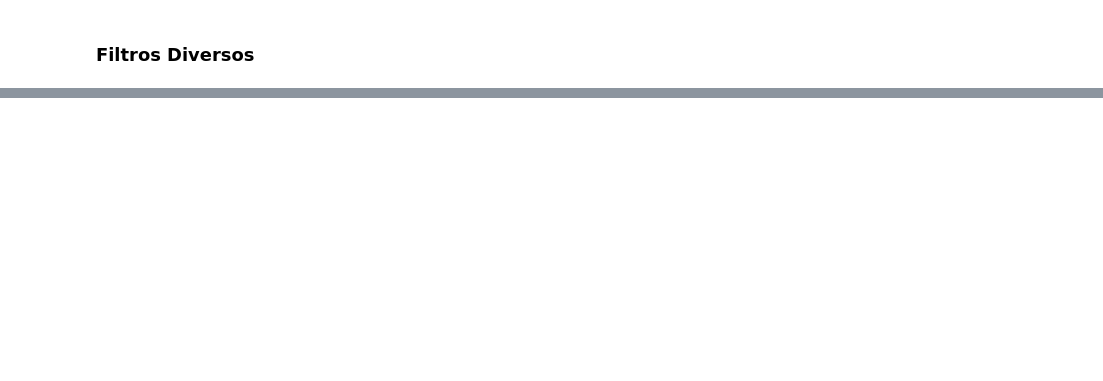
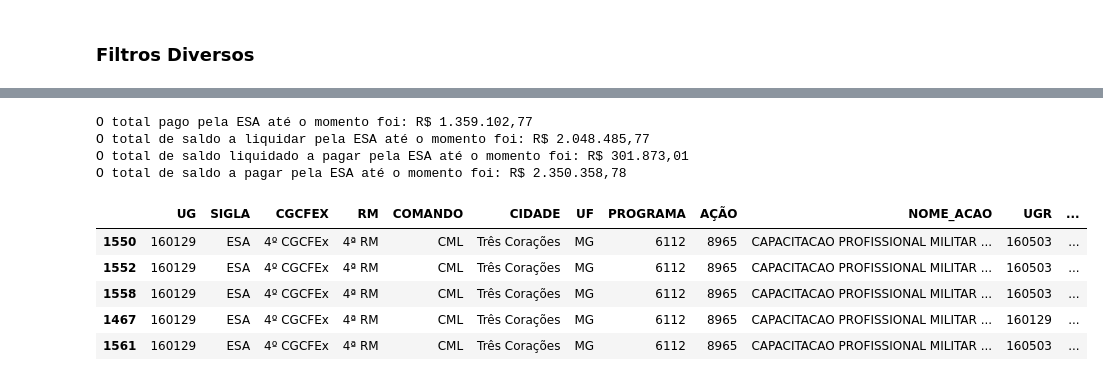
Before and after one commit to DiogoPqdt/Dashboard_ESA, a Jupyter notebook: notebook/sag.ipynb, the cells around one changed output, grey strips where cells are left out. Saved outputs shown, nothing was run; the diff lists cells and outputs as text; code cells hidden in the pictures; blank space fills up the shorter version.

```diff
--- a/notebook/sag.ipynb
+++ b/notebook/sag.ipynb
@@ -504,3 +504,30 @@ df_liquidar.to_excel('empenhos_2024_liquidar.xlsx')
 df_empenhos_mais_60_dias = df_teste[(df_teste['DIAS'] >= 60)& (df_teste['A_LIQUIDAR'] != 0)].sort_values(by="A_LIQUIDAR", ascending=False)
 
 df_empenhos_mais_60_dias.to_excel('empenhos_mais_60_dias.xlsx')
+# %%
+df_ensino = df_teste[df_teste['AÇÃO'] == '8965']
+# %%
+total_pago_ensino = df_ensino['PAGO'].sum().round(2)
+total_a_liquidar_ensino = df_ensino['A_LIQUIDAR'].sum().round(2)
+total_liquidado_a_pagar_ensino = df_ensino['LIQUIDADO_A_PAGAR'].sum().round(2)
+total_a_pagar_ensino = df_ensino['TOTAL_A_PAGAR'].sum().round(2)
+
+
+print(f'O total pago pela ESA até o momento foi: {locale.currency(total_pago_ensino, grouping=True)}')
+print(f'O total de saldo a liquidar pela ESA até o momento foi: {locale.currency(total_a_liquidar_ensino, grouping=True)}')
+print(f'O total de saldo liquidado a pagar pela ESA até o momento foi: {locale.currency(total_liquidado_a_pagar_ensino, grouping=True)}')
+print(f'O total de saldo a pagar pela ESA até o momento foi: {locale.currency(total_a_pagar_ensino, grouping=True)}')
+# %% [output]
+O total pago pela ESA até o momento foi: R$ 1.359.102,77
+O total de saldo a liquidar pela ESA até o momento foi: R$ 2.048.485,77
+O total de saldo liquidado a pagar pela ESA até o momento foi: R$ 301.873,01
+O total de saldo a pagar pela ESA até o momento foi: R$ 2.350.358,78
+# %%
+df_ensino.sort_values(by='A_LIQUIDAR', ascending=False).head(5)
+# %% [output]
+|  | UG | SIGLA | CGCFEX | RM | COMANDO | CIDADE | UF | PROGRAMA | AÇÃO | NOME_ACAO | UGR | ... |
+| 1550 | 160129 | ESA | 4º CGCFEx | 4ª RM | CML | Três Corações | MG | 6112 | 8965 | CAPACITACAO PROFISSIONAL MILITAR ... | 160503 | ... |
+| 1552 | 160129 | ESA | 4º CGCFEx | 4ª RM | CML | Três Corações | MG | 6112 | 8965 | CAPACITACAO PROFISSIONAL MILITAR ... | 160503 | ... |
+| 1558 | 160129 | ESA | 4º CGCFEx | 4ª RM | CML | Três Corações | MG | 6112 | 8965 | CAPACITACAO PROFISSIONAL MILITAR ... | 160503 | ... |
+| 1467 | 160129 | ESA | 4º CGCFEx | 4ª RM | CML | Três Corações | MG | 6112 | 8965 | CAPACITACAO PROFISSIONAL MILITAR ... | 160129 | ... |
+| 1561 | 160129 | ESA | 4º CGCFEx | 4ª RM | CML | Três Corações | MG | 6112 | 8965 | CAPACITACAO PROFISSIONAL MILITAR ... | 160503 | ... |
```
Also changed, not shown: parts of 16 cells of this notebook, 13 other files.
